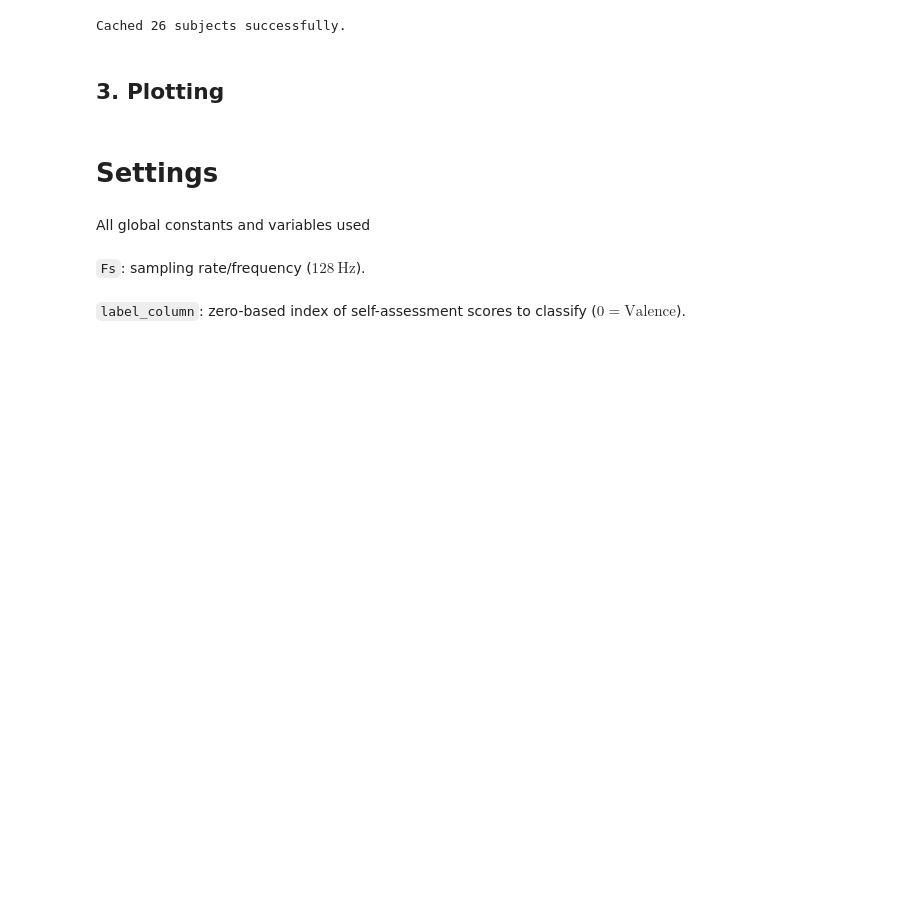
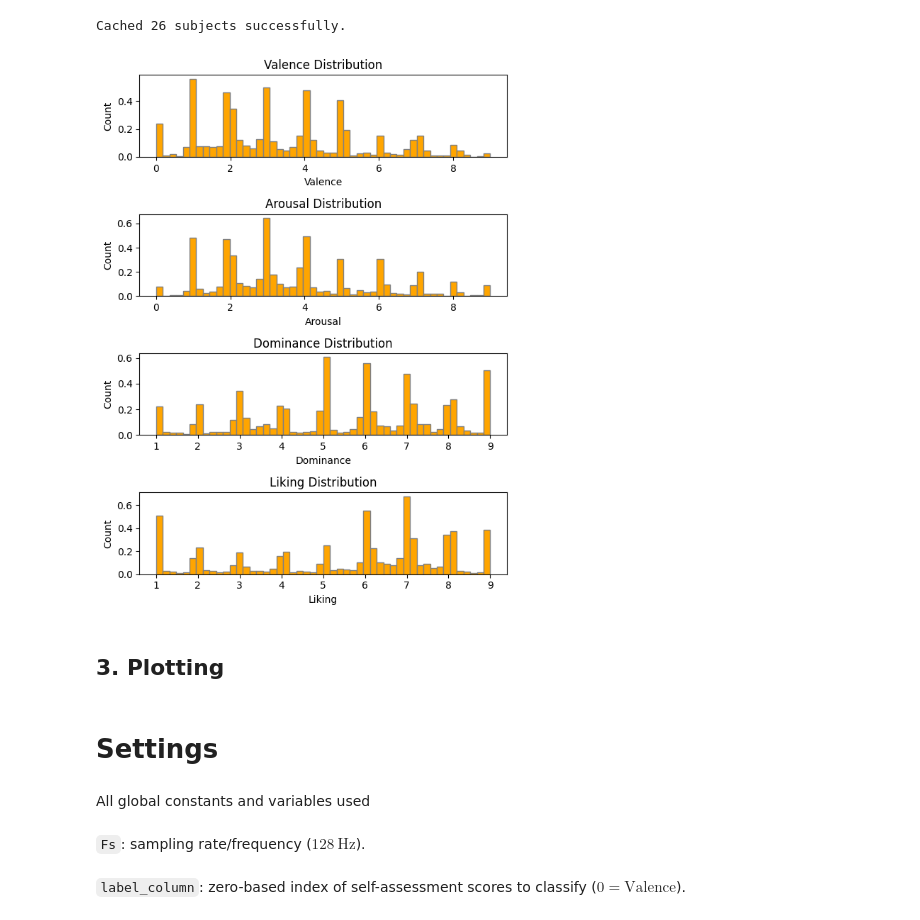
Before and after one commit to lcavagnari/progetto_HCI, a Jupyter notebook: Progetto_HCI.ipynb, the cells around one changed output. Cells and saved outputs as stored; diff of their text form; code cells hidden in the pictures; blank space fills up the shorter version.

```diff
--- a/Progetto_HCI.ipynb
+++ b/Progetto_HCI.ipynb
@@ -80,7 +85,7 @@ We've now navigated into the `deap-dataset/data_preprocessed_python/` directory,
 def load_subjects_data(subject_id_str):
   """Loads data for a specific subject from a .dat file."""
 
-  file_name = f's{subject_id_str}.dat'
+  file_name = f'{dataset_dir}/data_preprocessed_python/s{subject_id_str}.dat'
 
   with open(file_name, 'rb') as file:
     subject = pickle.load(file, encoding='latin1')
@@ -131,8 +138,21 @@ subjects_data = []
 
 global subject_labels
 subjects_labels = []
+# %%
+def print_progress_bar(current, total, length=30, after:str = "", new_line=False) -> None:
+    filled = int(length * current / total)
+    bar = "*" * filled + "-" * (length - filled)
+
+    print(f"\r[{bar}] {current}/{total}\t {after}", end="\n" if new_line else "" , flush=True)
+
+    if current == total:
+        print()
 # %%
+warnings = []
+os.chdir(f"{dataset_dir}/data_preprocessed_python")
+
 for subject in range(1, 33):
+
     filename = f"s{subject:02d}.dat"
     try:
         # Open binary file
@@ -145,7 +165,13 @@ for subject in range(1, 33):
         # load labels
         subjects_labels.append(dataset["labels"])
 
+        print_progress_bar(subject, 32)
+
     except (EOFError, pickle.UnpicklingError, OSError) as e:
-        print(f"WARNING: skipping s{subject:02d}.dat (corrupted: {e})")
+        warnings.append(
+            f"WARNING: skipping s{subject:02d}.dat ({e})" if len(warnings) < 1 else f"s{subject:02d}.dat ({e})"
+        )
+
+        print_progress_bar(subject, 32, after=', '.join(warnings), new_line=True)
         continue
 # %% [output]
@@ -159,6 +186,26 @@ WARNING: skipping s30.dat (corrupted: Ran out of input)
 print(f"Cached {len(subjects_data)} subjects successfully.")
 # %% [output]
 Cached 26 subjects successfully.
+# %%
+fig, axes = plt.subplots(4, figsize=(6, 8))
+labels_data = np.vstack(subjects_labels)
+
+for i, label in enumerate(["Valence", "Arousal", "Dominance", "Liking"]):
+    axes[i].hist(
+        x=labels_data[:, i],
+        bins=50,
+        density=True,
+        edgecolor="grey",
+        facecolor="orange"
+    )
+    axes[i].set_xlabel(label)
+    axes[i].set_ylabel("Count")
+    axes[i].set_title(f"{label} Distribution")
+
+plt.tight_layout()
+plt.show()
+# %% [output]
+[figure, added]
 # %% [markdown]
 ## 3. Plotting
 # %%
```
Also changed, not shown: parts of 57 cells of this notebook, 1 other file.
